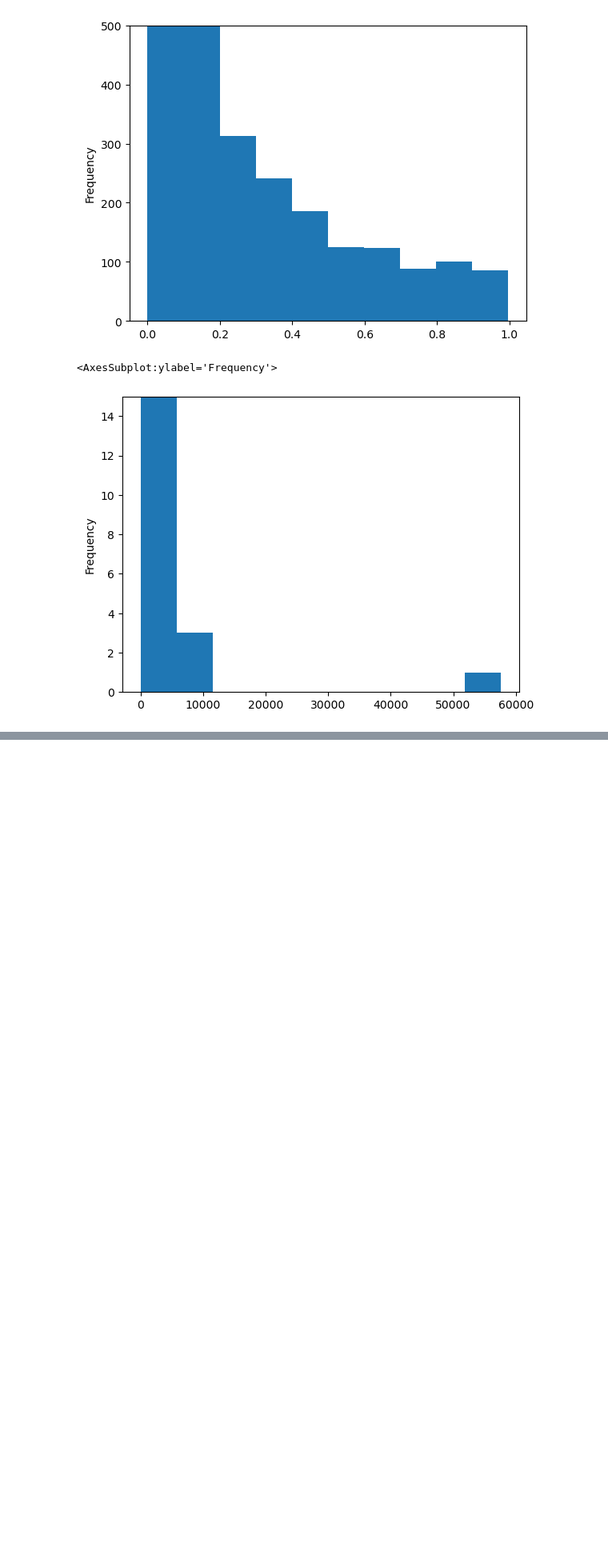
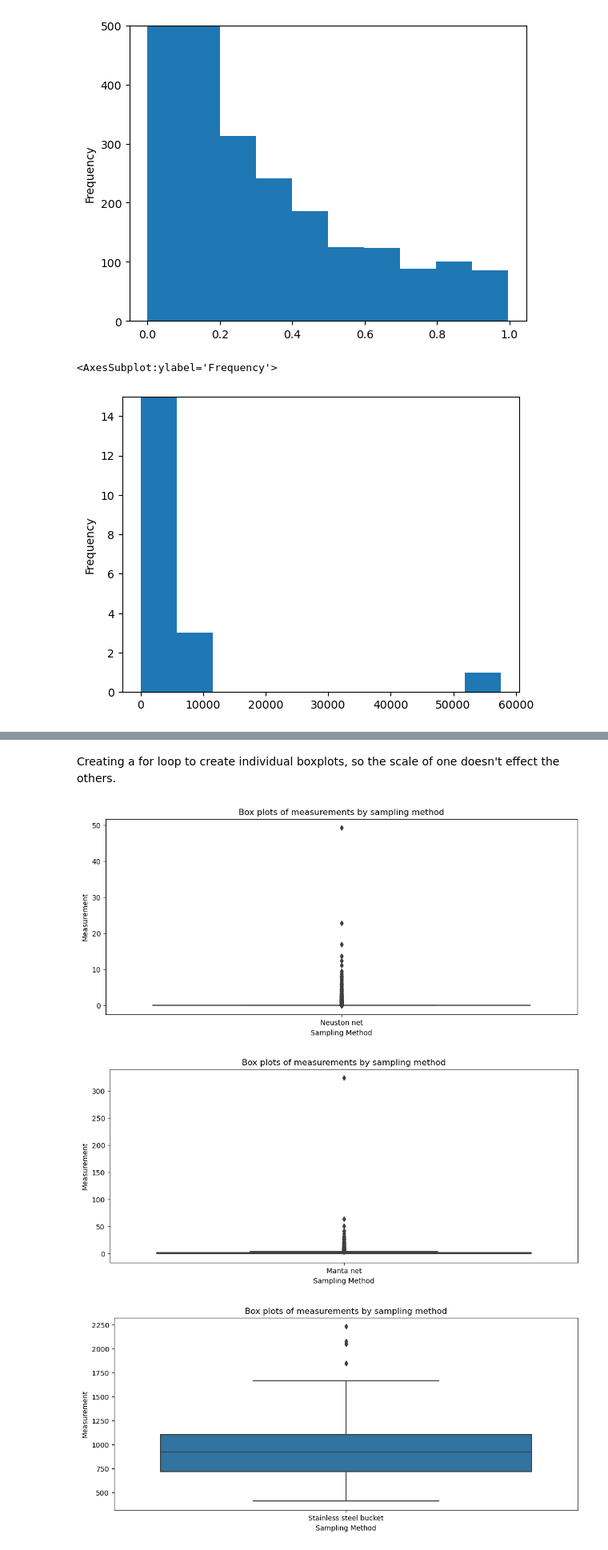
Before and after one commit to DerikVo/DSI_project_4_MIcroplastics, a Jupyter notebook: Code/Derik_EDA.ipynb, the cells around one changed output, grey strips where cells are left out. Shown at 80% size. Cells and saved outputs as stored; diff of their text form; code cells hidden in the pictures; blank space fills up the shorter version.

```diff
--- a/Code/Derik_EDA.ipynb
+++ b/Code/Derik_EDA.ipynb
@@ -200,0 +239,14 @@ df['Measurement'][df['Measurement']>1].plot(kind='hist')
+# %% [markdown]
+Creating a for loop to create individual boxplots, so the scale of one doesn't effect the others.
+# %%
+methods = df['Sampling Method'].unique()
+
+for method in methods:
+    plt.figure(figsize=(12,5))
+    sns.boxplot(x='Sampling Method', y='Measurement', data=df[df['Sampling Method'] == method])
+    plt.title('Box plots of measurements by sampling method')
+    plt.show()
+# %% [output]
+[figure, added]
+[figure, added]
+[figure, added]
```
Also changed, not shown: parts of 6 cells of this notebook.
